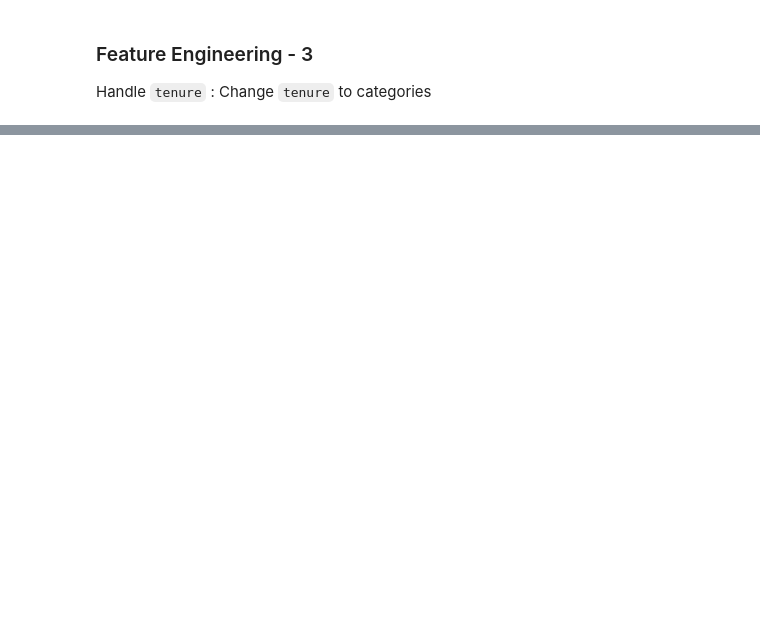
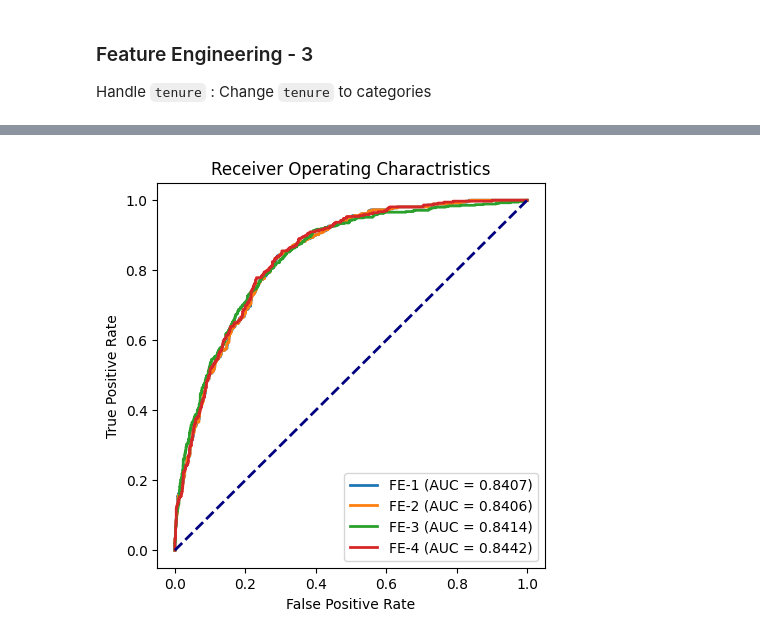
Before and after one commit to ge0rgeth0mas/telco-customer-churn, a Jupyter notebook: telco_customer_churn/modeling/model_feature_selection.ipynb, the cells around one changed output, grey strips where cells are left out. Cells and saved outputs as stored; diff of their text form; code cells hidden in the pictures; blank space fills up the shorter version.

```diff
--- a/telco_customer_churn/modeling/model_feature_selection.ipynb
+++ b/telco_customer_churn/modeling/model_feature_selection.ipynb
@@ -359,0 +471,10 @@ Handle `tenure` : try removing outliers
+# %%
+from sklearn.svm import SVC
+from sklearn.discriminant_analysis import LinearDiscriminantAnalysis
+
+linear_svc = SVC(kernel='linear', probability=False)
+lda = LinearDiscriminantAnalysis()
+# %%
+roc_auc_comparison(linear_svc, datasets)
+# %% [output]
+[figure, added]
```
Also changed, not shown: parts of 29 cells of this notebook, 1 other file.
